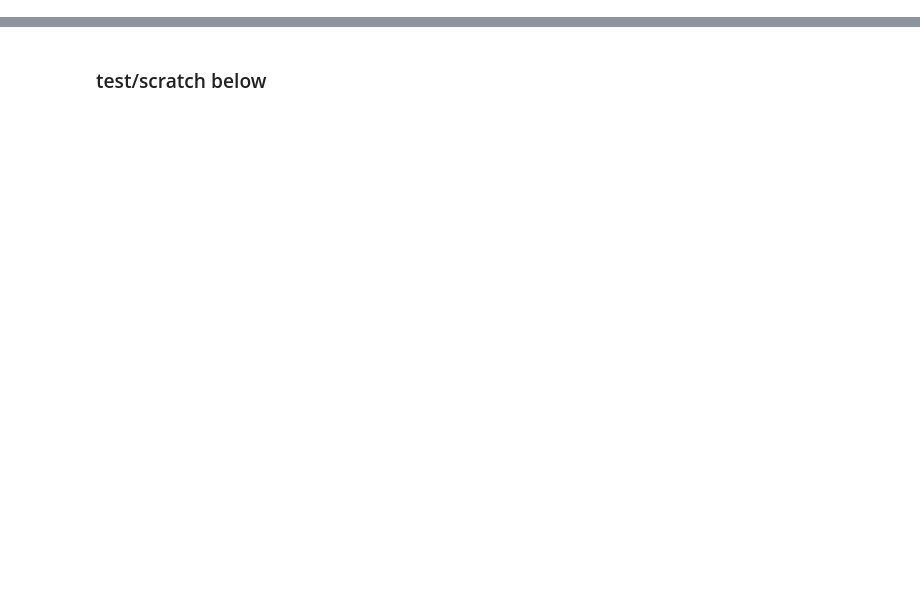
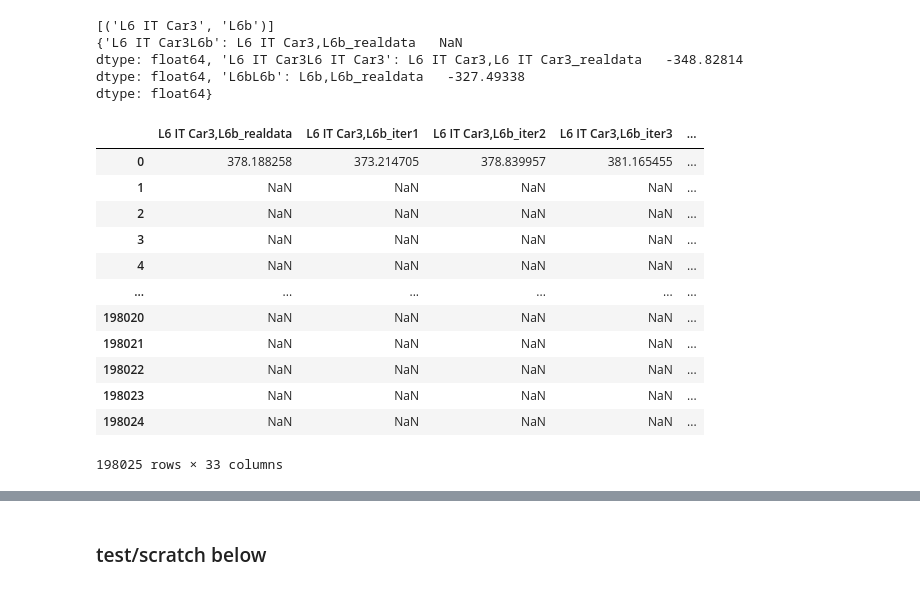
Before and after one commit to AllenInstitute/spots-in-space, a Jupyter notebook: code/merscope_processing/zhuang_cci_rewrite_attempt.ipynb, the cells around one changed output, grey strips where cells are left out. Drawn from its saved outputs; the diff is of its cells as text; code cells hidden in the pictures; blank space fills up the shorter version.

Commit message:
adjusting randomization

```diff
--- a/code/merscope_processing/zhuang_cci_rewrite_attempt.ipynb
+++ b/code/merscope_processing/zhuang_cci_rewrite_attempt.ipynb
@@ -84,0 +20,75 @@ dtype: float64}
+# %%
+import timeit
+
+#create all combinations of subclasses
+subclasses = list(cell_data.groupby('subclass').groups.keys())
+unique_subset_pairs = list(itertools.combinations(subclasses, 2))
+print(unique_subset_pairs)
+#iterate over pairs, then over circle point multipliers to get all possible pairwise distance groupings
+def for_timeit(cell_data):
+    obs_freqs = {}
+    for class_pair in unique_subset_pairs:
+        container_df = pd.DataFrame()
+        pair_iters = [[class_pair[0], class_pair[1]]]
+        if not any(class_pair[0] in key for key in obs_freqs.keys()):
+            pair_iters.append([class_pair[0], class_pair[0]])
+        if not any(class_pair[1] in key for key in obs_freqs.keys()):
+            pair_iters.append([class_pair[1], class_pair[1]])
+        for group in pair_iters:
+            group_name = str(group[0])+','+str(group[1])
+            for i in range(0,11): #11
+                if i == 0:
+                    pair_0 = cell_data[cell_data['subclass']==group[0]][['x', 'y']].to_numpy()
+                    pair_1 = cell_data[cell_data['subclass']==group[1]][['x', 'y']].to_numpy()
+                    index = '_realdata'
+                else:
+                    # uniformly random values within 50um circle
+                    n = len(cell_data[cell_data['subclass']==group[0]])
+                    radius = np.random.uniform(low=0, high=50, size=n*5)  # varies within 50
+                    theta = np.random.uniform(low=0, high=2*np.pi, size=n*5)  # angle
+                    rand_circle_points = pd.DataFrame({'x': np.sqrt(radius) * np.cos(theta), 'y':np.sqrt(radius) * np.sin(theta)}) #circle
+                    rand_subset_0 = rand_circle_points.sample(len(cell_data[cell_data['subclass']==group[0]])).to_numpy()
+                    rand_subset_1 = rand_circle_points.sample(len(cell_data[cell_data['subclass']==group[1]])).to_numpy()
+                    pair_0 = cell_data[cell_data['subclass']==group[0]][['x', 'y']].to_numpy()+rand_subset_0
+                    pair_1 = cell_data[cell_data['subclass']==group[1]][['x', 'y']].to_numpy()+rand_subset_1
+                    index = '_iter'+str(i)
+                clust_dists_pair = np.tril(pairwise_distances(pair_0, pair_1, n_jobs=2))
+                clust_dists_pair[clust_dists_pair==0] = np.nan
+                pair_col = group_name+index
+                pair_df = pd.DataFrame(pd.Series(clust_dists_pair.flatten()[:]), columns = [pair_col])
+                container_df = pd.concat([container_df, pair_df], axis=1)
+            # calculate one-tailed z-test of observed vs randomized for every group
+            group_df = container_df.loc[:, container_df.columns.str.startswith(group_name)]
+            group_df = group_df[group_df.transform(lambda x: x <= 15)].dropna(how='all')
+            sample_colname = [x for x in list(group_df.columns) if '_realdata' in x][0]
+            sample = group_df.loc[:, group_df.columns == sample_colname].count()
+            population = group_df.loc[:, group_df.columns != sample_colname].count()
+            # z = (sample mean – population mean) / [population standard deviation/sqrt(n)]
+            z = (sample - np.mean(population)) / (np.std(population)/np.sqrt(10))
+            obs_freqs[''.join(group)] = z
+    container_df.dropna(how='all')
+    return container_df, obs_freqs
+
+
+container_df, obs_freqs = for_timeit(cell_data)
+print(obs_freqs)
+display(container_df.head())
+# %% [output]
+[('L6 IT Car3', 'L6b')]
+{'L6 IT Car3L6b': L6 IT Car3,L6b_realdata   NaN
+dtype: float64, 'L6 IT Car3L6 IT Car3': L6 IT Car3,L6 IT Car3_realdata   -348.82814
+dtype: float64, 'L6bL6b': L6b,L6b_realdata   -327.49338
+dtype: float64}
+|  | L6 IT Car3,L6b_realdata | L6 IT Car3,L6b_iter1 | L6 IT Car3,L6b_iter2 | L6 IT Car3,L6b_iter3 | ... |
+| 0 | 378.188258 | 373.214705 | 378.839957 | 381.165455 | ... |
+| 1 | NaN | NaN | NaN | NaN | ... |
+| 2 | NaN | NaN | NaN | NaN | ... |
+| 3 | NaN | NaN | NaN | NaN | ... |
+| 4 | NaN | NaN | NaN | NaN | ... |
+| ... | ... | ... | ... | ... | ... |
+| 198020 | NaN | NaN | NaN | NaN | ... |
+| 198021 | NaN | NaN | NaN | NaN | ... |
+| 198022 | NaN | NaN | NaN | NaN | ... |
+| 198023 | NaN | NaN | NaN | NaN | ... |
+| 198024 | NaN | NaN | NaN | NaN | ... |
+198025 rows × 33 columns
```
Also changed, not shown: parts of 2 cells of this notebook.
